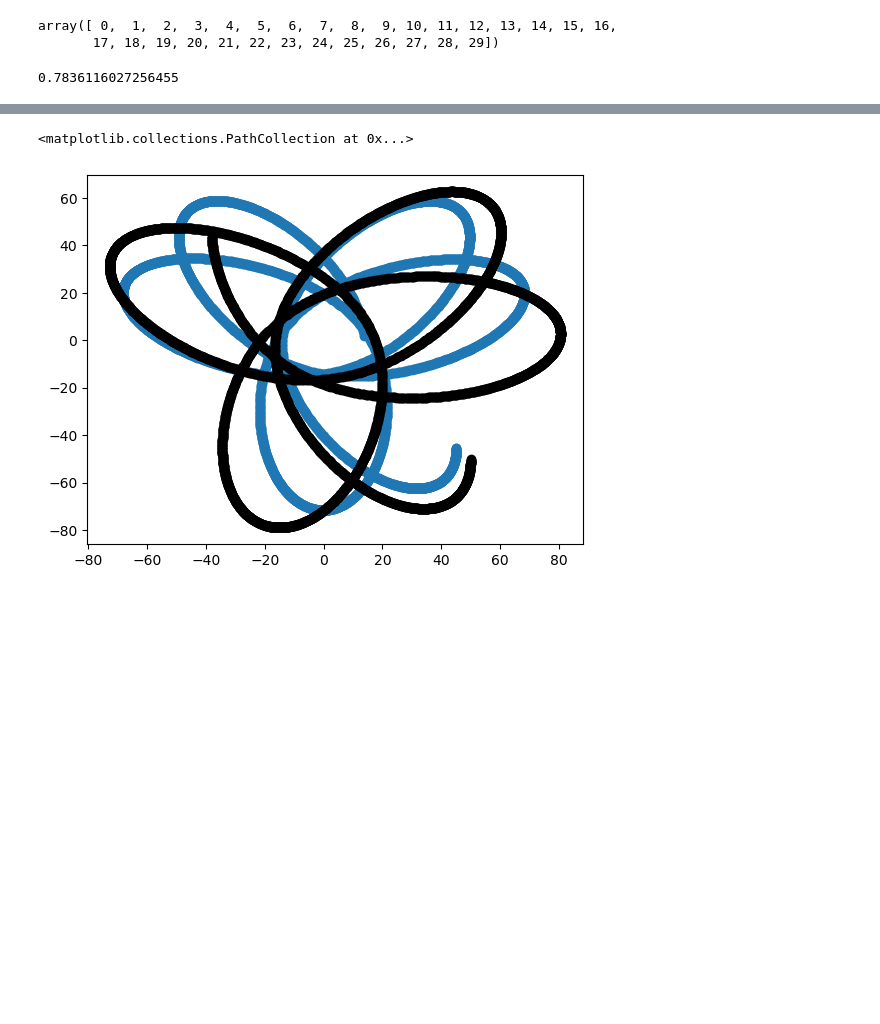
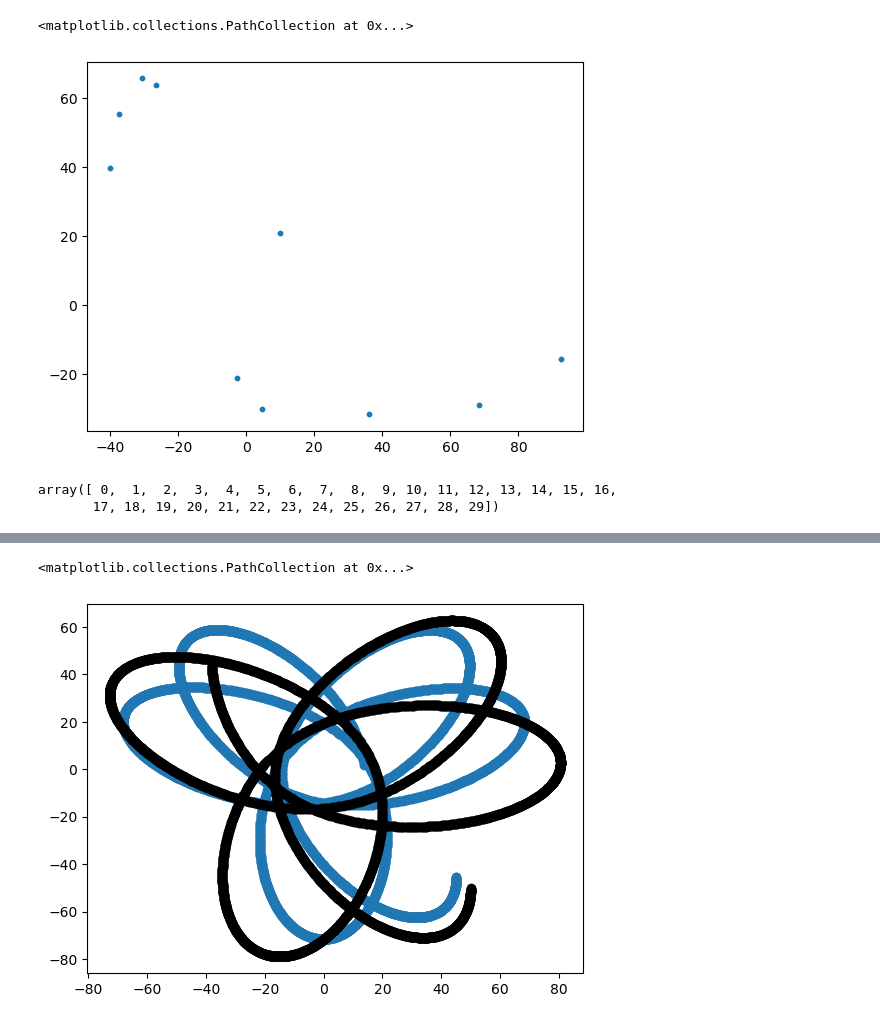
Before and after one commit to David-Chemaly/Nibaueur2023, a Jupyter notebook: Gala_stream.ipynb, the cells around one changed output, grey strips where cells are left out. Cells and saved outputs as stored; diff of their text form; code cells hidden in the pictures; blank space fills up the shorter version.

```diff
--- a/Gala_stream.ipynb
+++ b/Gala_stream.ipynb
@@ -26,6 +26,11 @@ from stream_track import unwrap, average_orbit
 
 mass_halo = 1e12 * u.Msun
 r_s = 10 * u.kpc
+q_xy = 1
+q_xz = 1
+
+alpha, beta, charlie = 1, 1, 1
+aa, bb = 1, 1
 
 mass_plummer = 1e8 * u.Msun
 r_plummer = 1 * u.kpc
@@ -36,10 +41,14 @@ dt   = 1 * u.Myr
 pos_p = [50, -50, 0] * u.kpc
 vel_p = [0, -175, 0] * u.km/u.s
 
-N  = 4000
-dN = 1
+N  = 10
 
-orbit_pos_p, orbit_pos_N, leading_arg, trailing_arg = run(mass_halo, r_s, mass_plummer, r_plummer, time, dt, pos_p, vel_p, N, dN)
+orbit_pos_p, orbit_pos_N, leading_arg, trailing_arg = run(mass_halo, r_s, q_xy, q_xz, alpha, beta, charlie, aa, bb, mass_plummer, r_plummer, time, dt, pos_p, vel_p, N)
+# %%
+plt.scatter(orbit_pos_N[-1, :, 0], orbit_pos_N[-1, :, 1], s=10)
+# %% [output]
+<matplotlib.collections.PathCollection at 0x...>
+[figure, added]
 # %%
 n_orbits = 11
 idx = np.linspace(0, N, n_orbits).astype(int)[:-1]
@@ -70,4 +66,0 @@ else:
-# %%
-np.arcsin(perp_2)
-# %% [output]
-0.7836116027256455
```
Also changed, not shown: parts of 16 cells of this notebook.
